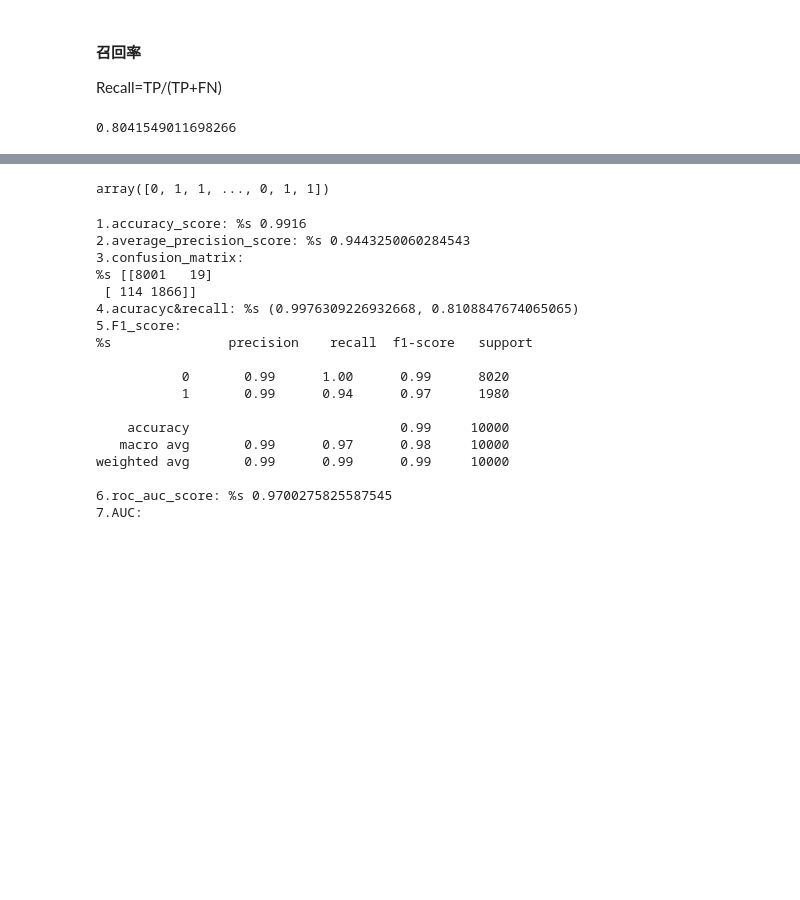
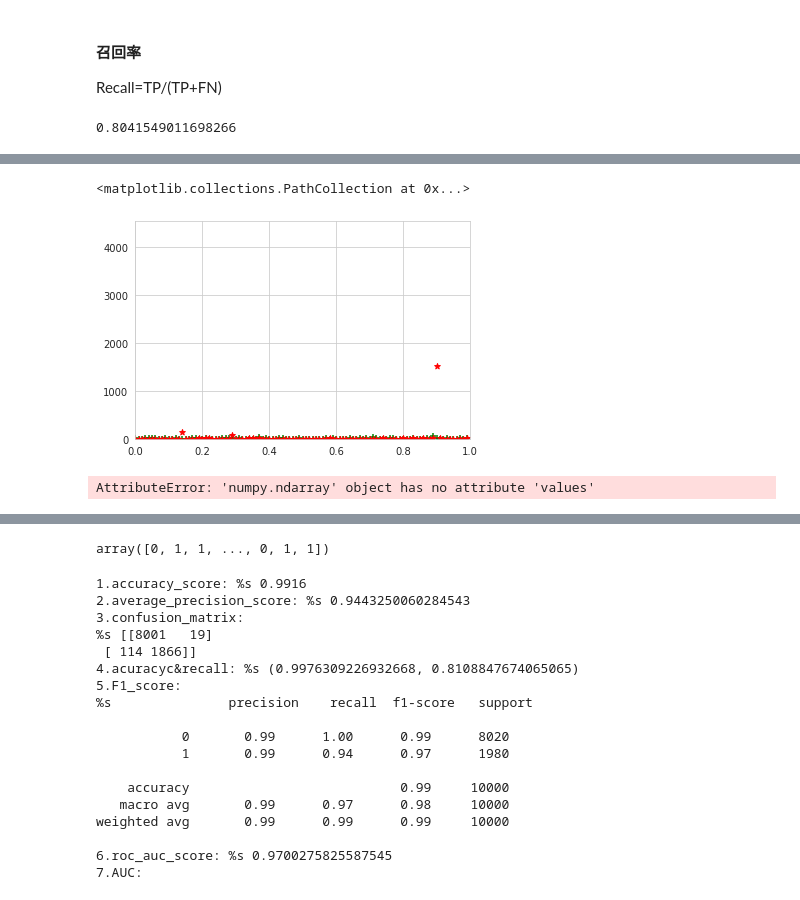
Before and after one commit to lealb/ml_by_python, a Jupyter notebook: study/ddos/ddos_analysize.ipynb, the cells around one changed output, grey strips where cells are left out. Cells and saved outputs as stored; diff of their text form; code cells hidden in the pictures; blank space fills up the shorter version.

```diff
--- a/study/ddos/ddos_analysize.ipynb
+++ b/study/ddos/ddos_analysize.ipynb
@@ -343,7 +187,9 @@ array([[   0,    0],
 # %%
 # AOC曲线
 import matplotlib.pyplot as plt
+import seaborn as sns
 from sklearn.metrics import roc_curve, auc
+sns.set_style("whitegrid")
 %matplotlib inline
 
 
@@ -492,0 +308,12 @@ weighted avg       0.99      0.99      0.99     10000
+# %%
+#设置坐标轴范围
+plt.xlim((0, 1))
+plt.scatter(np.arange(0,1,0.01),dt_X_test[dt_y_test==0,1][:100],color='green',marker='+')
+plt.scatter(np.arange(0,1,0.01),dt_X_test[dt_y_test==1,1][:100],color='red',marker='*')
+# %% [output]
+<matplotlib.collections.PathCollection at 0x...>
+[figure, added]
+# %%
+dt_X_test=max_min_sc_my(dt_X_test,0)
+# %% [output]
+AttributeError: 'numpy.ndarray' object has no attribute 'values'
```
Also changed, not shown: parts of 60 cells of this notebook, 3 other files.
